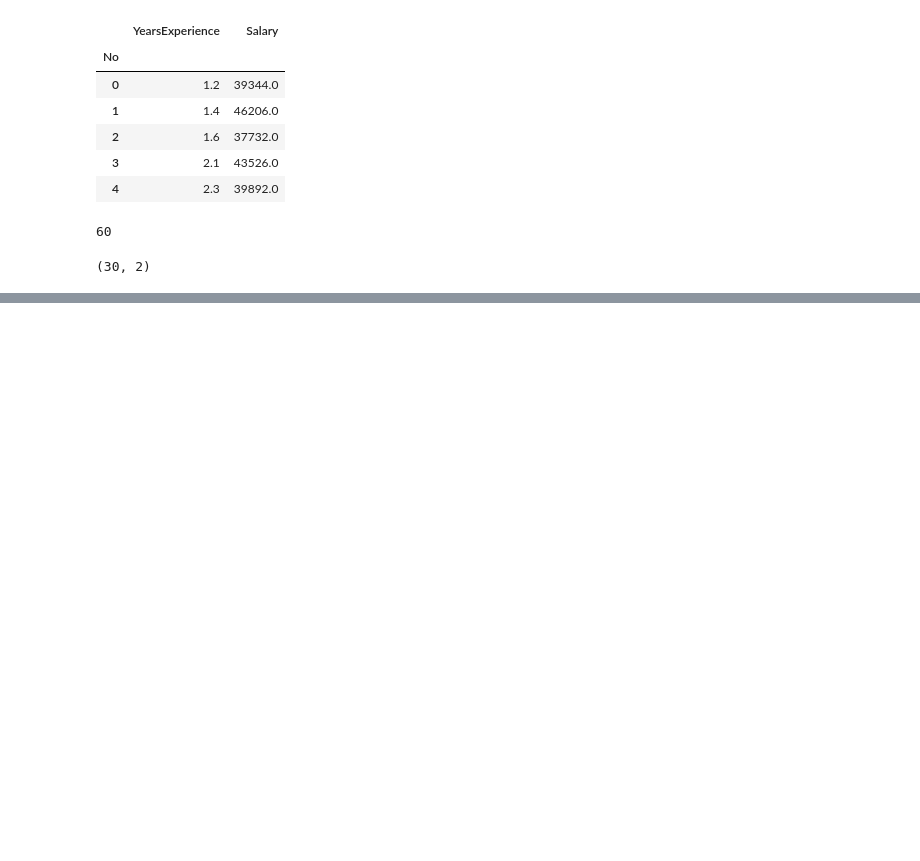
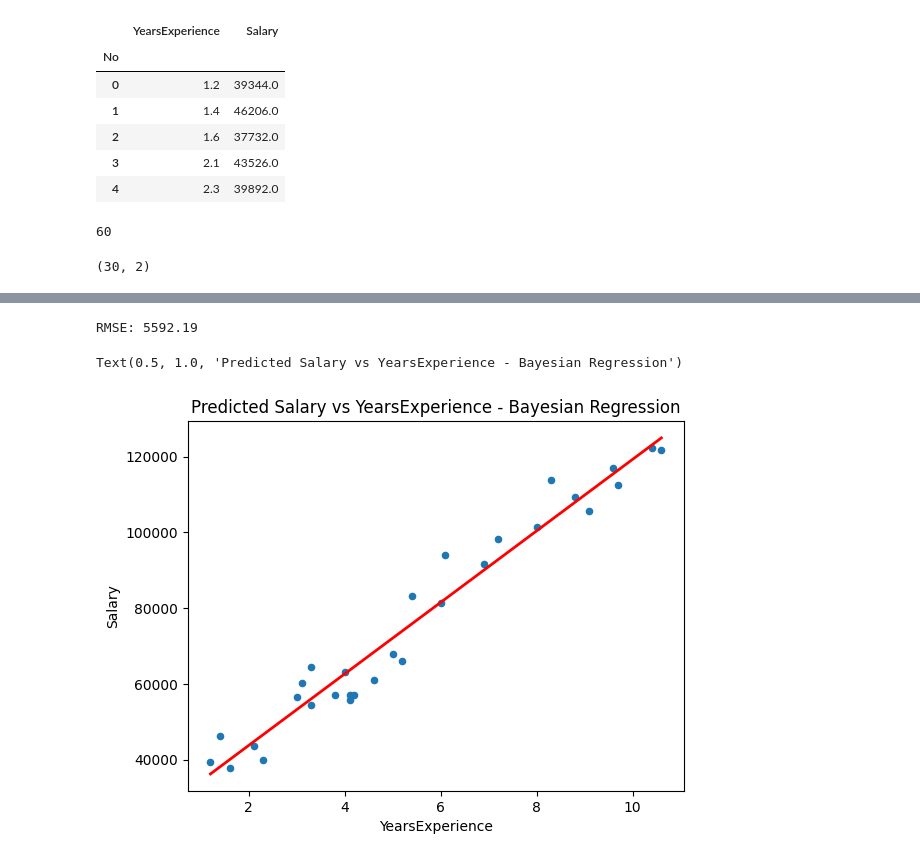
Before and after one commit to Chiko020292/Student-Project1, a Jupyter notebook: Project1.ipynb, the cells around one changed output, grey strips where cells are left out. Drawn from its saved outputs; the diff is of its cells as text; code cells hidden in the pictures; blank space fills up the shorter version.

```diff
--- a/Project1.ipynb
+++ b/Project1.ipynb
@@ -142,0 +246,5 @@ data.shape
+# %%
+from sklearn import datasets, linear_model
+from sklearn.metrics import mean_squared_error
+regr_bayes = linear_model.BayesianRidge()
+regr_bayes.get_params()
@@ -142,0 +264,22 @@ data.shape
+# %%
+years = data1['YearsExperience'].values.reshape(-1,1)
+salary = data1['Salary'].values.reshape(-1,1)
+
+# Train model dengan training set
+regr_bayes.fit(years, salary.ravel())
+
+# Prediksi dengan data testing
+sal_predy2 = regr_bayes.predict(years)
+
+# RMSE
+print('RMSE: %.2f'
+      % mean_squared_error(salary, sal_predy2, squared = False))
+
+# Plot pengalaman yang diprediksi vs salary
+data1.plot(kind='scatter', x='YearsExperience', y='Salary')
+plt.plot(pd.DataFrame(data1['YearsExperience']),sal_predy2,c='red',linewidth=2)
+plt.title('Predicted Salary vs YearsExperience - Bayesian Regression')
+# %% [output]
+RMSE: 5592.19
+Text(0.5, 1.0, 'Predicted Salary vs YearsExperience - Bayesian Regression')
+[figure, added]
```
Also changed, not shown: parts of 19 cells of this notebook.
